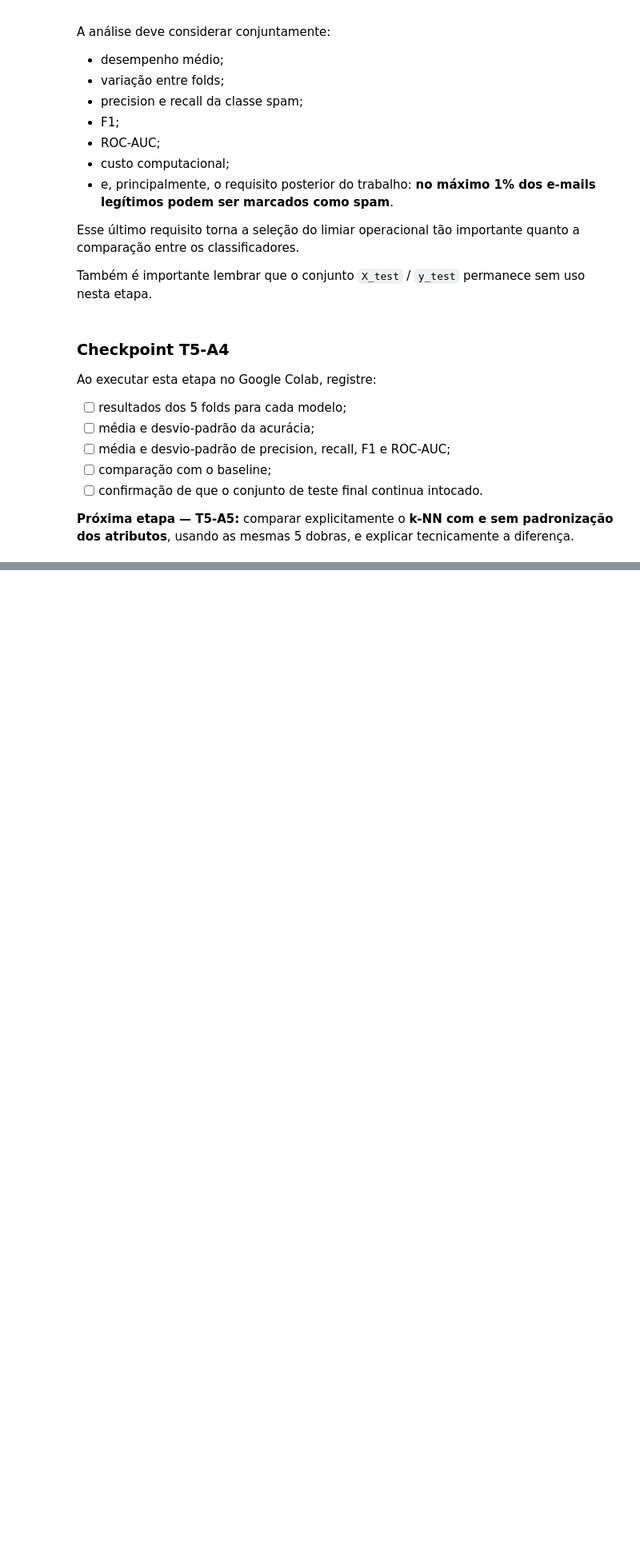
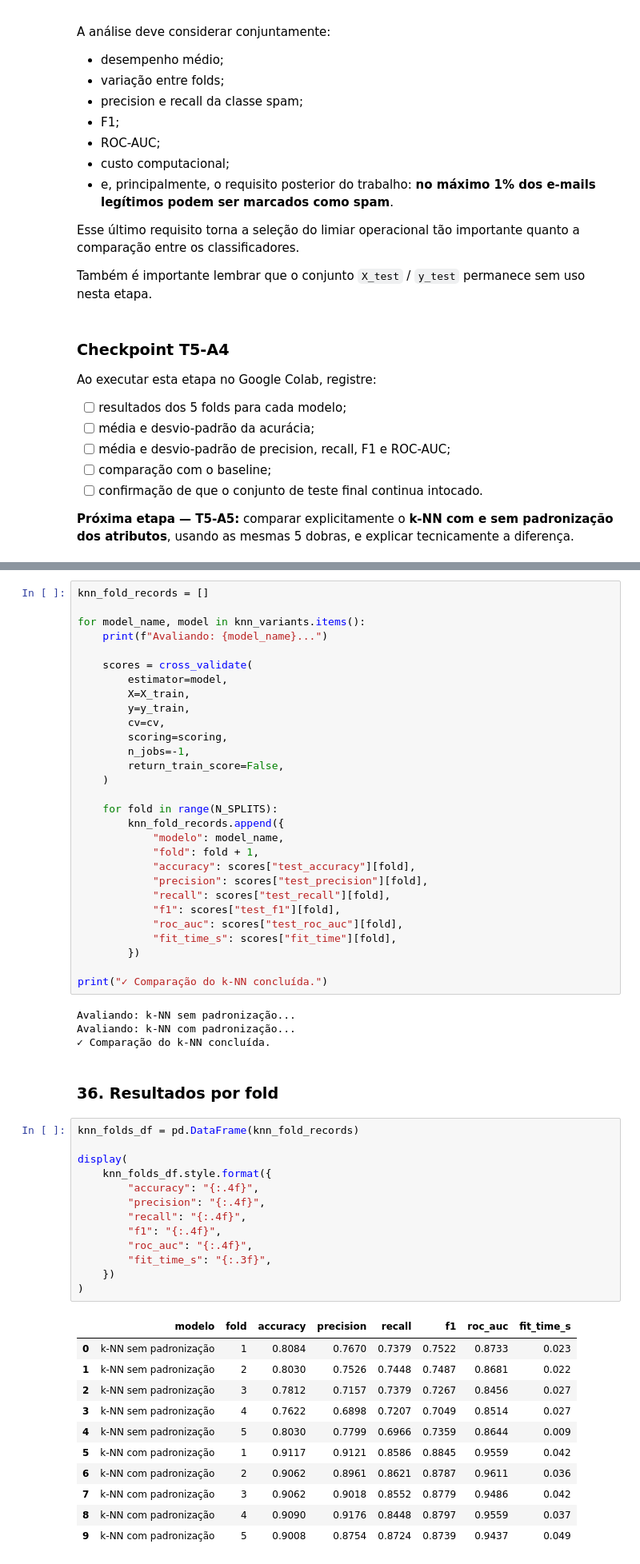
Before and after one commit to andrecataldo/ai-ppgi, a Jupyter notebook: labs/aula-05-ml/IA_Aula05_Spambase_AndreCataldo.ipynb, the cells around one changed output, grey strips where cells are left out. Shown at 80% size. Cells and saved outputs as stored; diff of their text form; blank space fills up the shorter version.

Commit message:
:straight_ruler: feat: compara k-NN com e sem padronizacao

```diff
--- a/labs/aula-05-ml/IA_Aula05_Spambase_AndreCataldo.ipynb
+++ b/labs/aula-05-ml/IA_Aula05_Spambase_AndreCataldo.ipynb
@@ -816,0 +1086,60 @@ Ao executar esta etapa no Google Colab, registre:
+# %%
+knn_fold_records = []
+
+for model_name, model in knn_variants.items():
+    print(f"Avaliando: {model_name}...")
+
+    scores = cross_validate(
+        estimator=model,
+        X=X_train,
+        y=y_train,
+        cv=cv,
+        scoring=scoring,
+        n_jobs=-1,
+        return_train_score=False,
+    )
+
+    for fold in range(N_SPLITS):
+        knn_fold_records.append({
+            "modelo": model_name,
+            "fold": fold + 1,
+            "accuracy": scores["test_accuracy"][fold],
+            "precision": scores["test_precision"][fold],
+            "recall": scores["test_recall"][fold],
+            "f1": scores["test_f1"][fold],
+            "roc_auc": scores["test_roc_auc"][fold],
+            "fit_time_s": scores["fit_time"][fold],
+        })
+
+print("✓ Comparação do k-NN concluída.")
+# %% [output]
+Avaliando: k-NN sem padronização...
+Avaliando: k-NN com padronização...
+✓ Comparação do k-NN concluída.
+# %% [markdown]
+### 36. Resultados por fold
+# %%
+knn_folds_df = pd.DataFrame(knn_fold_records)
+
+display(
+    knn_folds_df.style.format({
+        "accuracy": "{:.4f}",
+        "precision": "{:.4f}",
+        "recall": "{:.4f}",
+        "f1": "{:.4f}",
+        "roc_auc": "{:.4f}",
+        "fit_time_s": "{:.3f}",
+    })
+)
+# %% [output]
+|  | modelo | fold | accuracy | precision | recall | f1 | roc_auc | fit_time_s |
+| 0 | k-NN sem padronização | 1 | 0.8084 | 0.7670 | 0.7379 | 0.7522 | 0.8733 | 0.023 |
+| 1 | k-NN sem padronização | 2 | 0.8030 | 0.7526 | 0.7448 | 0.7487 | 0.8681 | 0.022 |
+| 2 | k-NN sem padronização | 3 | 0.7812 | 0.7157 | 0.7379 | 0.7267 | 0.8456 | 0.027 |
+| 3 | k-NN sem padronização | 4 | 0.7622 | 0.6898 | 0.7207 | 0.7049 | 0.8514 | 0.027 |
+| 4 | k-NN sem padronização | 5 | 0.8030 | 0.7799 | 0.6966 | 0.7359 | 0.8644 | 0.009 |
+| 5 | k-NN com padronização | 1 | 0.9117 | 0.9121 | 0.8586 | 0.8845 | 0.9559 | 0.042 |
+| 6 | k-NN com padronização | 2 | 0.9062 | 0.8961 | 0.8621 | 0.8787 | 0.9611 | 0.036 |
+| 7 | k-NN com padronização | 3 | 0.9062 | 0.9018 | 0.8552 | 0.8779 | 0.9486 | 0.042 |
+| 8 | k-NN com padronização | 4 | 0.9090 | 0.9176 | 0.8448 | 0.8797 | 0.9559 | 0.037 |
+| 9 | k-NN com padronização | 5 | 0.9008 | 0.8754 | 0.8724 | 0.8739 | 0.9437 | 0.049 |
```
Also changed, not shown: parts of 36 cells of this notebook.
